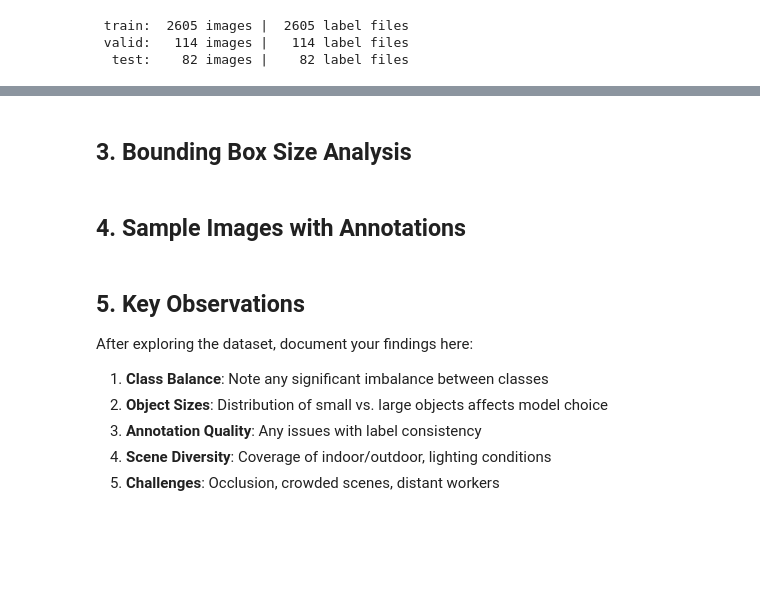
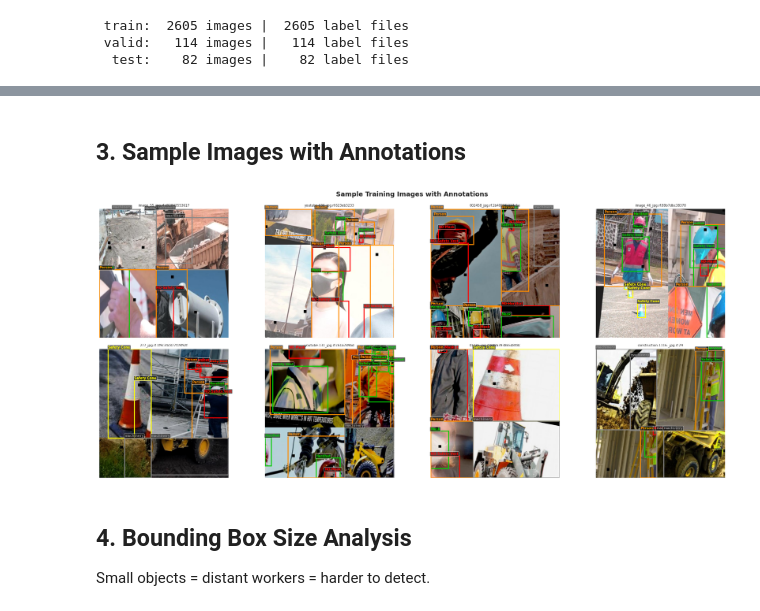
Before and after one commit to SahansilvaDev/construction-safety-monitor, a Jupyter notebook: notebooks/01_data_exploration.ipynb, the cells around one changed output, grey strips where cells are left out. Drawn from its saved outputs; the diff is of its cells as text; code cells hidden in the pictures; blank space fills up the shorter version.

```diff
--- a/notebooks/01_data_exploration.ipynb
+++ b/notebooks/01_data_exploration.ipynb
@@ -135,20 +146,49 @@ plt.show()
-# %%
-# Class distribution per split
-fig, axes = plt.subplots(1, 3, figsize=(15, 4))
-for ax, split in zip(axes, ['train', 'val', 'test']):
-    if split not in split_class_counts:
-        continue
-    counter = split_class_counts[split]
-    c_ids = sorted(counter.keys())
-    c_vals = [counter[c] for c in c_ids]
-    c_names = [CLASS_NAMES.get(c, str(c)) for c in c_ids]
-    c_colors = [CLASS_COLORS.get(c, '#999') for c in c_ids]
-    ax.bar(c_names, c_vals, color=c_colors, edgecolor='black', alpha=0.8)
-    ax.set_title(f'{split} split')
-    ax.tick_params(axis='x', rotation=45)
-
-plt.suptitle('Class Distribution per Split', fontweight='bold')
-plt.tight_layout()
-plt.show()
+# %% [markdown]
+## 3. Sample Images with Annotations
+# %%
+def draw_annotated(img_path, lbl_path, ax):
+    img = cv2.imread(str(img_path))
+    img = cv2.cvtColor(img, cv2.COLOR_BGR2RGB)
+    h, w = img.shape[:2]
+    ax.imshow(img)
+
+    if lbl_path.exists():
+        for line in lbl_path.read_text().strip().split("\n"):
+            if not line.strip():
+                continue
+            parts  = line.strip().split()
+            cls_id = int(parts[0])
+            cx, cy, bw, bh = float(parts[1]), float(parts[2]), float(parts[3]), float(parts[4])
+            x1 = (cx - bw / 2) * w
+            y1 = (cy - bh / 2) * h
+            color = CLASS_COLORS.get(cls_id, "#FFFFFF")
+            rect  = patches.Rectangle(
+                (x1, y1), bw * w, bh * h,
+                linewidth=2, edgecolor=color, facecolor="none"
+            )
+            ax.add_patch(rect)
+            ax.text(x1, y1 - 4, CLASS_NAMES.get(cls_id, "?"),
+                    color=color, fontsize=7, fontweight="bold",
+                    bbox=dict(boxstyle="round,pad=0.2",
+                              facecolor="black", alpha=0.6))
+    ax.axis("off")
+    ax.set_title(img_path.name[:28], fontsize=7)
+
+train_imgs = list((DATASET_DIR / "train" / "images").glob("*"))
+samples    = random.sample(train_imgs, min(8, len(train_imgs)))
+
+fig, axes = plt.subplots(2, 4, figsize=(20, 9))
+for ax, img_path in zip(axes.flat, samples):
+    lbl_path = img_path.parent.parent / "labels" / (img_path.stem + ".txt")
+    draw_annotated(img_path, lbl_path, ax)
+
+plt.suptitle("Sample Training Images with Annotations",
+             fontsize=14, fontweight="bold")
+plt.tight_layout()
+plt.show()
+# %% [output]
+[figure, added]
 # %% [markdown]
-## 3. Bounding Box Size Analysis
+## 4. Bounding Box Size Analysis
+
+Small objects = distant workers = harder to detect.
@@ -193,2 +194,0 @@ if bbox_sizes:
-# %% [markdown]
-## 4. Sample Images with Annotations
@@ -248,10 +194,0 @@ else:
-# %% [markdown]
-## 5. Key Observations
-
-After exploring the dataset, document your findings here:
-
-1. **Class Balance**: Note any significant imbalance between classes
-2. **Object Sizes**: Distribution of small vs. large objects affects model choice
-3. **Annotation Quality**: Any issues with label consistency
-4. **Scene Diversity**: Coverage of indoor/outdoor, lighting conditions
-5. **Challenges**: Occlusion, crowded scenes, distant workers
```
Also changed, not shown: parts of 7 cells of this notebook, 3 other files.
